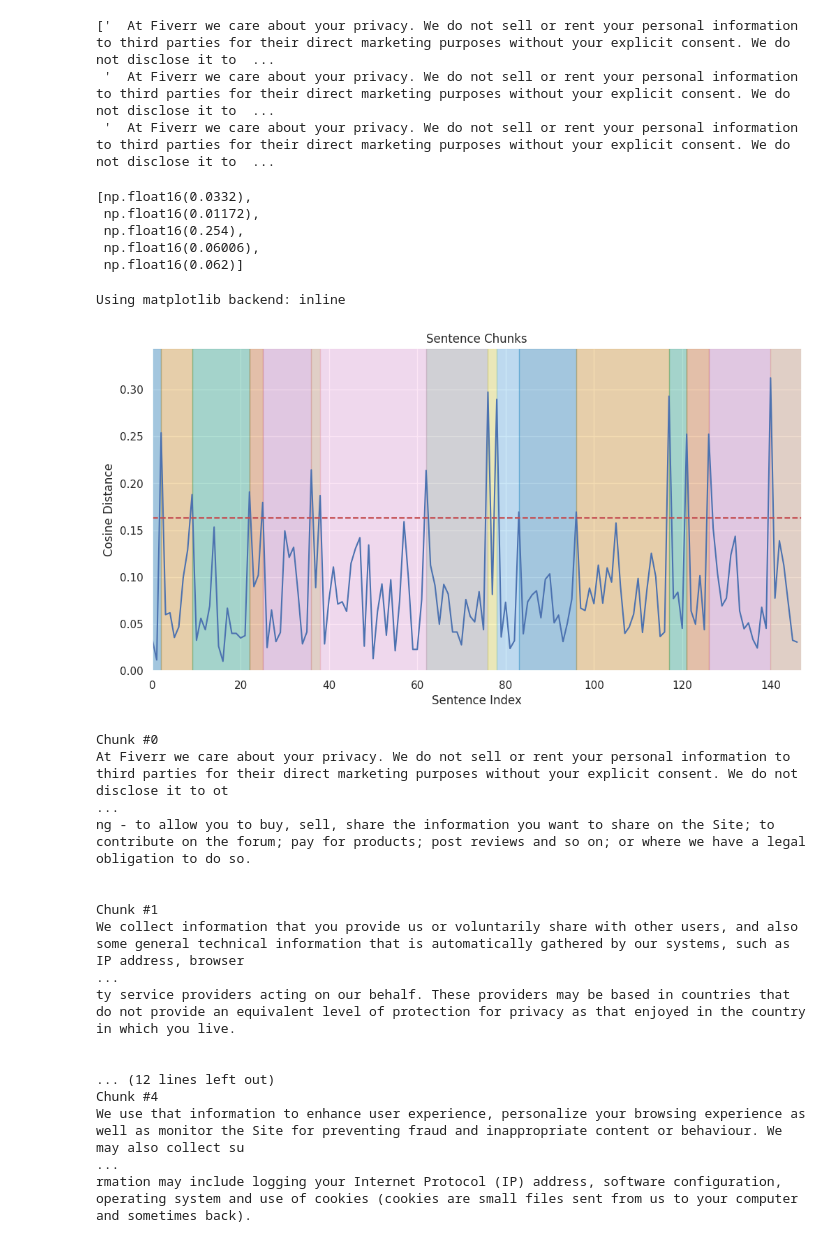
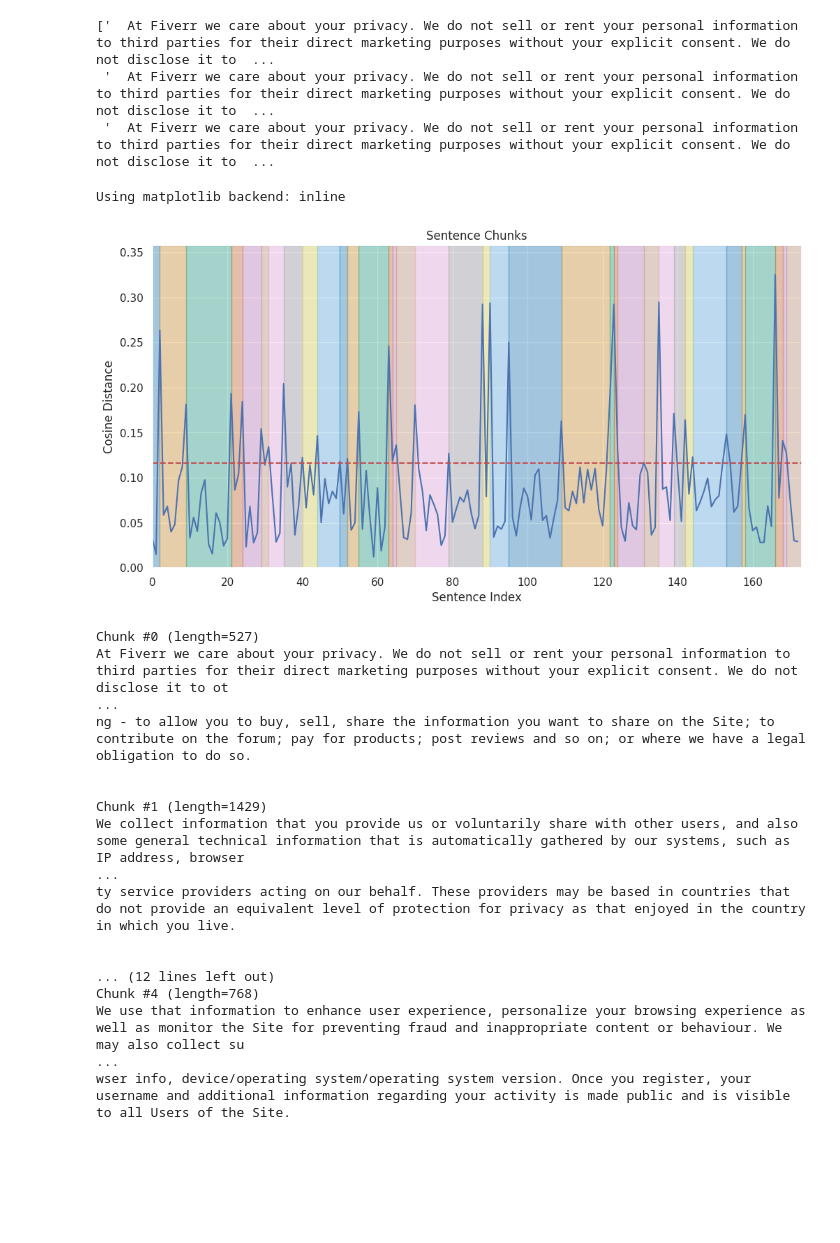
Before and after one commit to Joshua-Chin/Semantic-RAG, a Jupyter notebook: 06-Semantic.ipynb, the cells around one changed output. Saved outputs shown, nothing was run; the diff lists cells and outputs as text; code cells hidden in the pictures; blank space fills up the shorter version.

Commit message:
Add sematic chunking

```diff
--- a/06-Semantic.ipynb
+++ b/06-Semantic.ipynb
@@ -4,7 +4,7 @@ import re
 with open('./data/LegalBench-RAG/corpus/privacy_qa/Fiverr.txt') as f:
     data = f.read()
 
-SENTENCE_SPLIT = re.compile(r'(?<=[.?!])\s+')
+SENTENCE_SPLIT = re.compile(r'\n\s*')
 raw_sentences = SENTENCE_SPLIT.split(data)
 print(f'sentence count: {len(raw_sentences)}')
 raw_sentences[:3]
@@ -55,14 +55,6 @@ def pairwise_cosine_distances(embeddings):
     return distances
 
 distances = pairwise_cosine_distances(embeddings)
-
-plt.plot(distances);
-# %% [output]
-[np.float16(0.0332),
- np.float16(0.01172),
- np.float16(0.254),
- np.float16(0.06006),
- np.float16(0.062)]
 # %%
 %matplotlib
 
@@ -71,37 +63,37 @@ import matplotlib.pyplot as plt
 import seaborn as sns
 
 
-PERCENTILE = 90
+PERCENTILE = 80
 
 # plot distances
 plt.figure(figsize=(12, 6))
 sns.lineplot(distances);
 
 # set bounds
 y_upper = 1.1 * max(distances)
 plt.xlim(0, len(distances))
 plt.ylim(0, y_upper)
 
 # draw threshold line
 
 threshold = np.percentile(distances, PERCENTILE)
 plt.axhline(threshold, color='r', linestyle='--')
 
 colors = sns.color_palette('colorblind')
 threshold_idxs = np.where(distances > threshold)[0]
 
 chunk_starts = [0] + list(threshold_idxs)
 chunk_ends = list(threshold_idxs) + [len(distances)]
 for i, (start, end) in enumerate(zip(chunk_starts, chunk_ends)):
     plt.axvspan(start, end, color=colors[i % len(colors)], alpha=0.3, label=f'Chunk {i}')
 
 plt.title('Sentence Chunks')
 plt.xlabel('Sentence Index')
 plt.ylabel('Cosine Distance')
 plt.show()
 # %% [output]
 Using matplotlib backend: inline
-[figure, old version]
+[figure, new version]
 # %%
 chunks = []
 chunk_idxs = [0] + list(threshold_idxs + 1) + [len(distances)]  # The split index is after the high distance
@@ -111,27 +103,27 @@ for start, end in zip(chunk_idxs[:-1], chunk_idxs[1:]):
 for i, chunk in enumerate(chunks[:5]):
     buffer = 200
 
-    print (f"Chunk #{i}")
+    print (f"Chunk #{i} (length={len(chunk)})")
     print (chunk[:buffer].strip())
     print ("...")
     print (chunk[-buffer:].strip())
     print ("\n")
 # %% [output]
-Chunk #0
+Chunk #0 (length=527)
 At Fiverr we care about your privacy. We do not sell or rent your personal information to third parties for their direct marketing purposes without your explicit consent. We do not disclose it to ot
 ...
 ng - to allow you to buy, sell, share the information you want to share on the Site; to contribute on the forum; pay for products; post reviews and so on; or where we have a legal obligation to do so.
 
 
-Chunk #1
+Chunk #1 (length=1429)
 We collect information that you provide us or voluntarily share with other users, and also some general technical information that is automatically gathered by our systems, such as IP address, browser
 ...
 ty service providers acting on our behalf. These providers may be based in countries that do not provide an equivalent level of protection for privacy as that enjoyed in the country in which you live.
 
 
 ... (12 lines left out)
-Chunk #4
+Chunk #4 (length=768)
 We use that information to enhance user experience, personalize your browsing experience as well as monitor the Site for preventing fraud and inappropriate content or behaviour. We may also collect su
 ...
-rmation may include logging your Internet Protocol (IP) address, software configuration, operating system and use of cookies (cookies are small files sent from us to your computer and sometimes back).
+wser info, device/operating system/operating system version. Once you register, your username and additional information regarding your activity is made public and is visible to all Users of the Site.
 # %%
```
Also changed, not shown: parts of 3 cells of this notebook, 2 other files.
